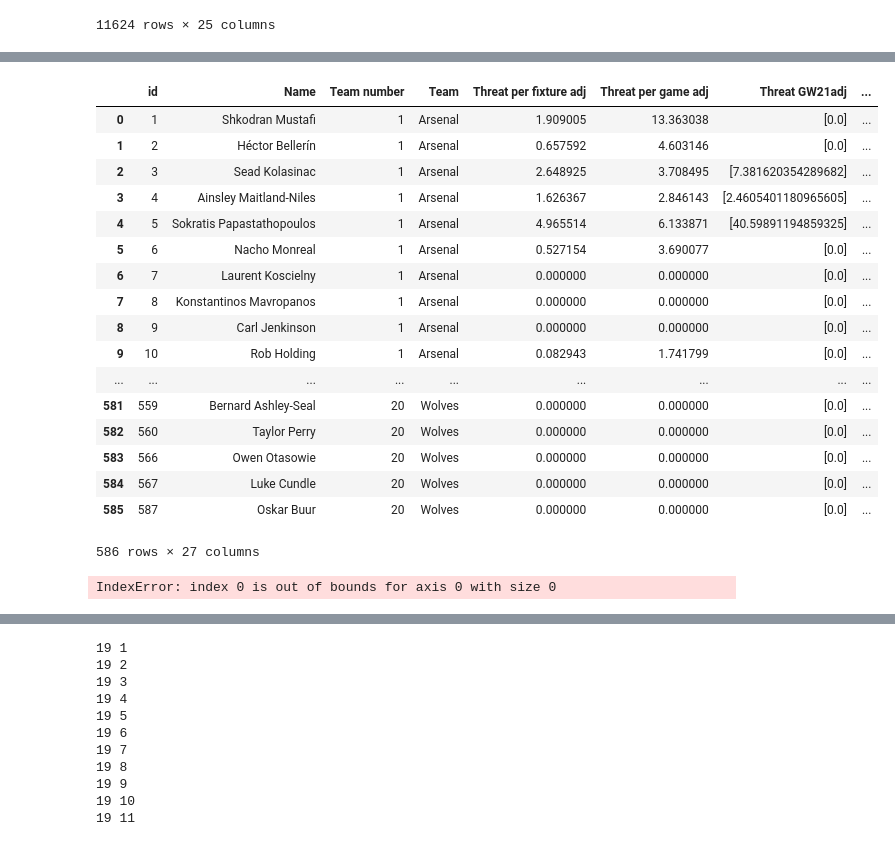
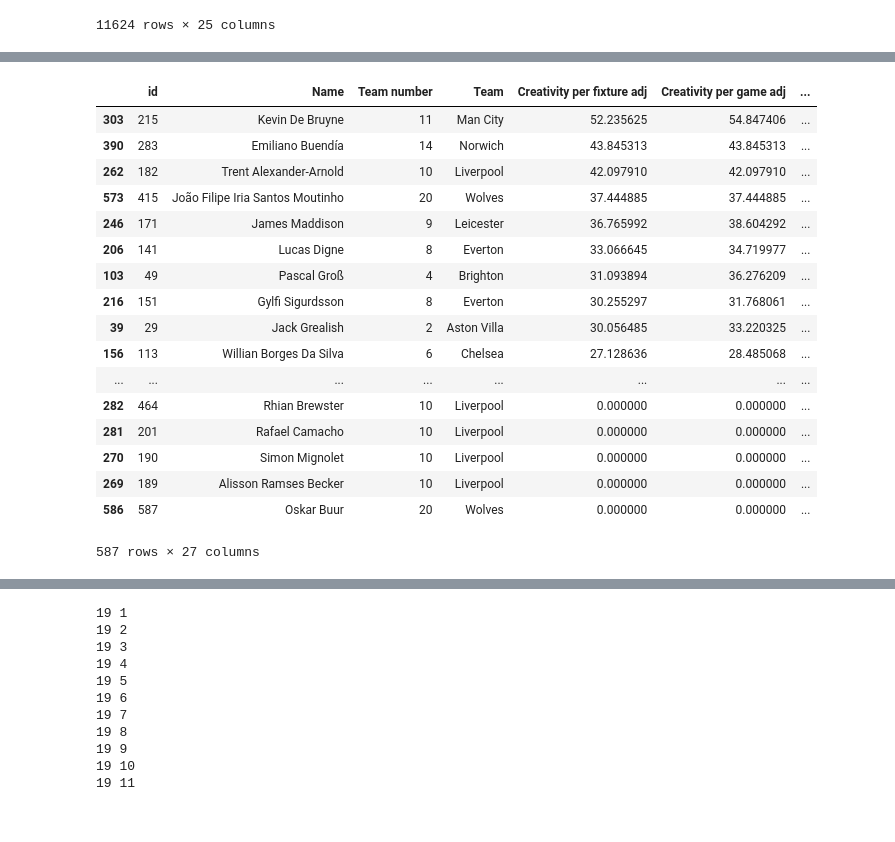
Before and after one commit to sminata/tikeve.github.io, a Jupyter notebook: brr.ipynb, the cells around one changed output, grey strips where cells are left out. Drawn from its saved outputs; the diff is of its cells as text; code cells hidden in the pictures.

```diff
--- a/brr.ipynb
+++ b/brr.ipynb
@@ -563,55 +582,52 @@ TypeError: can't multiply sequence by non-int of type 'float'
 # %%
-PlayerThreatAd = pd.DataFrame()
-PlayerThreatAd['id'] = bigTable['id']
-PlayerThreatAd['Name'] = bigTable['full_name']
-PlayerThreatAd['Team number'] = PlayerMatches['Team number']
-PlayerThreatAd['Team'] = PlayerMatches['Team']
-PlayerThreatAd['Threat per fixture adj'] = np.zeros(len(players))
-PlayerThreatAd['Threat per game adj'] = np.zeros(len(players))
+PlayerCreativityAd = pd.DataFrame()
+PlayerCreativityAd['id'] = bigTable['id']
+PlayerCreativityAd['Name'] = bigTable['full_name']
+PlayerCreativityAd['Team number'] = PlayerMatches['Team number']
+PlayerCreativityAd['Team'] = PlayerMatches['Team']
+PlayerCreativityAd['Creativity per fixture adj'] = np.zeros(len(players))
+PlayerCreativityAd['Creativity per game adj'] = np.zeros(len(players))
 
 for j in range(lastGW,0,-1):
-    PlayerThreatAd['Threat GW'+str(j) + 'adj'] = [[] for _ in range(len(bigTable))]
+    PlayerCreativityAd['Creativity GW'+str(j) + 'adj'] = [[] for _ in range(len(bigTable))]
     for i in range(len(bigTable)):
         for k in range(len(Player_fixtures.at[i, 'GW'+str(j)])):
 
-            if toint(Fixtures[Fixtures['id']==Player_fixtures.at[i, 'GW'+str(j)][k]]['team_a'].sum())==i+1:
-                PlayerThreatAd.at[i,'Threat GW'+str(j) + 'adj'].append(PlayerThreat.at[i,'Threat GW'+str(j)][k]*threatAllowedAv/ \
-                    TableDefence.at[toint(Fixtures[Fixtures['id']==\
+            if toint(Fixtures[Fixtures['id']==Player_fixtures.at[i, 'GW'+str(j)][k]]['team_a'].sum())==\
+                PlayerCreativityAd.at[i,'Team number']:
+                PlayerCreativityAd.at[i,'Creativity GW'+str(j) + 'adj'].append(PlayerCreativity.at[i,'Creativity GW'+str(j)][k]\
+                    *threatAllowedAv/TableDefence.at[toint(Fixtures[Fixtures['id']==\
                     Player_fixtures.at[i, 'GW'+str(j)][k]]['team_h'].sum()-1),'Threat allowed av'])
             else:
-                  PlayerThreatAd.at[i,'Threat GW'+str(j) + 'adj'].append(PlayerThreat.at[i,'Threat GW'+str(j)][k]*\
-                    threatAllowedAv/ \
-                    TableDefence.at[toint(Fixtures[Fixtures['id']==\
+                PlayerCreativityAd.at[i,'Creativity GW'+str(j) + 'adj'].append(PlayerCreativity.at[i,'Creativity GW'+str(j)][k]\
+                    *threatAllowedAv/TableDefence.at[toint(Fixtures[Fixtures['id']==\
                     Player_fixtures.at[i, 'GW'+str(j)][k]]['team_a'].sum()-1),'Threat allowed av'])
 
-            PlayerThreatAd.at[i,'Threat per game adj'] = PlayerThreatAd.at[i,'Threat per game adj'] +\
-                PlayerThreatAd.at[i,'Threat GW'+str(j) + 'adj'][k]
+            PlayerCreativityAd.at[i,'Creativity per game adj'] = PlayerCreativityAd.at[i,'Creativity per game adj'] +\
+                PlayerCreativityAd.at[i,'Creativity GW'+str(j) + 'adj'][k]
 
 
-PlayerThreatAd['Threat per fixture adj'] = PlayerThreatAd['Threat per game adj']/noZ(PlayerMatches['Team games'])
-PlayerThreatAd['Threat per game adj'] = PlayerThreatAd['Threat per game adj']/noZ(PlayerMatches['Played'])
+PlayerCreativityAd['Creativity per fixture adj'] = PlayerCreativityAd['Creativity per game adj']/\
+noZ(PlayerMatches['Team games'])
+PlayerCreativityAd['Creativity per game adj'] = PlayerCreativityAd['Creativity per game adj']/noZ(PlayerMatches['Played'])
 
-PlayerThreatAd.loc[566]
+PlayerCreativityAd.sort_values('Creativity per fixture adj', ascending=False)
 # %% [output]
-|  | id | Name | Team number | Team | Threat per fixture adj | Threat per game adj | Threat GW21adj | ... |
-| 0 | 1 | Shkodran Mustafi | 1 | Arsenal | 1.909005 | 13.363038 | [0.0] | ... |
-| 1 | 2 | Héctor Bellerín | 1 | Arsenal | 0.657592 | 4.603146 | [0.0] | ... |
-| 2 | 3 | Sead Kolasinac | 1 | Arsenal | 2.648925 | 3.708495 | [7.381620354289682] | ... |
-| 3 | 4 | Ainsley Maitland-Niles | 1 | Arsenal | 1.626367 | 2.846143 | [2.4605401180965605] | ... |
-| 4 | 5 | Sokratis Papastathopoulos | 1 | Arsenal | 4.965514 | 6.133871 | [40.59891194859325] | ... |
-| 5 | 6 | Nacho Monreal | 1 | Arsenal | 0.527154 | 3.690077 | [0.0] | ... |
-| 6 | 7 | Laurent Koscielny | 1 | Arsenal | 0.000000 | 0.000000 | [0.0] | ... |
-| 7 | 8 | Konstantinos Mavropanos | 1 | Arsenal | 0.000000 | 0.000000 | [0.0] | ... |
-| 8 | 9 | Carl Jenkinson | 1 | Arsenal | 0.000000 | 0.000000 | [0.0] | ... |
-| 9 | 10 | Rob Holding | 1 | Arsenal | 0.082943 | 1.741799 | [0.0] | ... |
-| ... | ... | ... | ... | ... | ... | ... | ... | ... |
-| 581 | 559 | Bernard Ashley-Seal | 20 | Wolves | 0.000000 | 0.000000 | [0.0] | ... |
-| 582 | 560 | Taylor Perry | 20 | Wolves | 0.000000 | 0.000000 | [0.0] | ... |
-| 583 | 566 | Owen Otasowie | 20 | Wolves | 0.000000 | 0.000000 | [0.0] | ... |
-| 584 | 567 | Luke Cundle | 20 | Wolves | 0.000000 | 0.000000 | [0.0] | ... |
-| 585 | 587 | Oskar Buur | 20 | Wolves | 0.000000 | 0.000000 | [0.0] | ... |
+|  | id | Name | Team number | Team | Creativity per fixture adj | Creativity per game adj | ... |
+| 303 | 215 | Kevin De Bruyne | 11 | Man City | 52.235625 | 54.847406 | ... |
+| 390 | 283 | Emiliano Buendía | 14 | Norwich | 43.845313 | 43.845313 | ... |
+| 262 | 182 | Trent Alexander-Arnold | 10 | Liverpool | 42.097910 | 42.097910 | ... |
+| 573 | 415 | João Filipe Iria Santos Moutinho | 20 | Wolves | 37.444885 | 37.444885 | ... |
+| 246 | 171 | James Maddison | 9 | Leicester | 36.765992 | 38.604292 | ... |
+| 206 | 141 | Lucas Digne | 8 | Everton | 33.066645 | 34.719977 | ... |
+| 103 | 49 | Pascal Groß | 4 | Brighton | 31.093894 | 36.276209 | ... |
+| 216 | 151 | Gylfi Sigurdsson | 8 | Everton | 30.255297 | 31.768061 | ... |
+| 39 | 29 | Jack Grealish | 2 | Aston Villa | 30.056485 | 33.220325 | ... |
+| 156 | 113 | Willian Borges Da Silva | 6 | Chelsea | 27.128636 | 28.485068 | ... |
+| ... | ... | ... | ... | ... | ... | ... | ... |
+| 282 | 464 | Rhian Brewster | 10 | Liverpool | 0.000000 | 0.000000 | ... |
+| 281 | 201 | Rafael Camacho | 10 | Liverpool | 0.000000 | 0.000000 | ... |
+| 270 | 190 | Simon Mignolet | 10 | Liverpool | 0.000000 | 0.000000 | ... |
+| 269 | 189 | Alisson Ramses Becker | 10 | Liverpool | 0.000000 | 0.000000 | ... |
+| 586 | 587 | Oskar Buur | 20 | Wolves | 0.000000 | 0.000000 | ... |
-586 rows × 27 columns
+587 rows × 27 columns
-# %%
-toint(Fixtures[Fixtures['id']==Player_fixtures.at[i, 'GW'+str(j)][k]]['team_a'].sum())
-# %% [output]
-IndexError: index 0 is out of bounds for axis 0 with size 0
```
Also changed, not shown: parts of 6 cells of this notebook, 11 other files.
